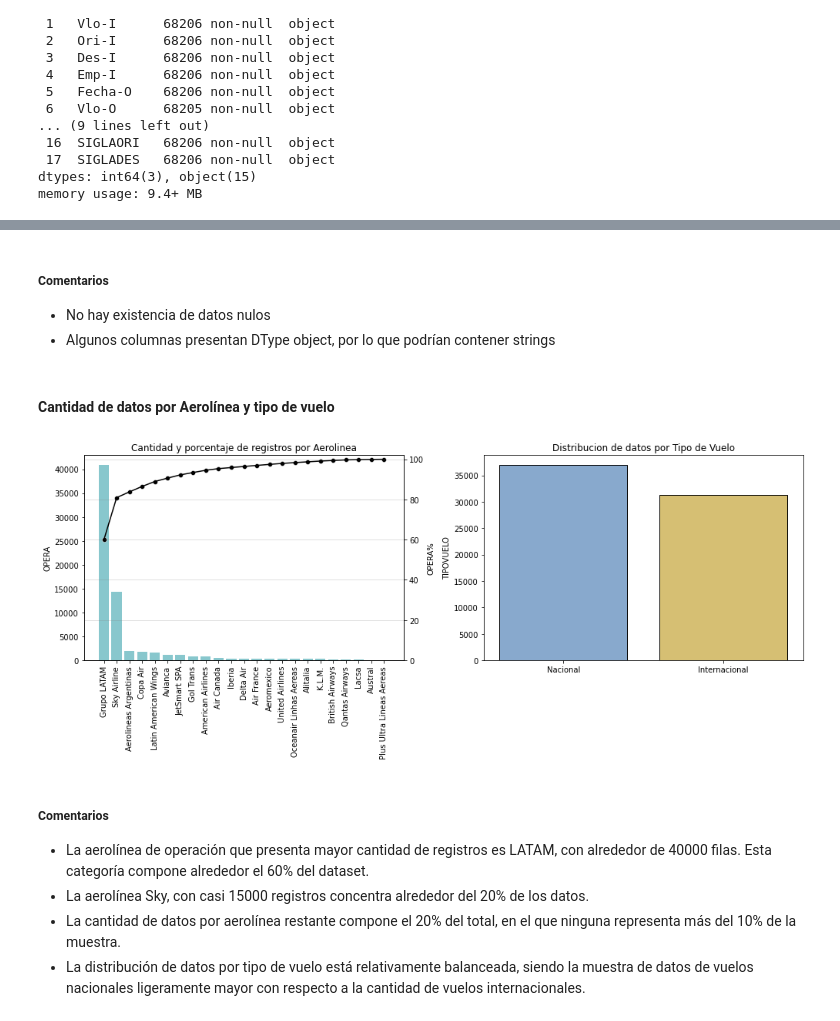
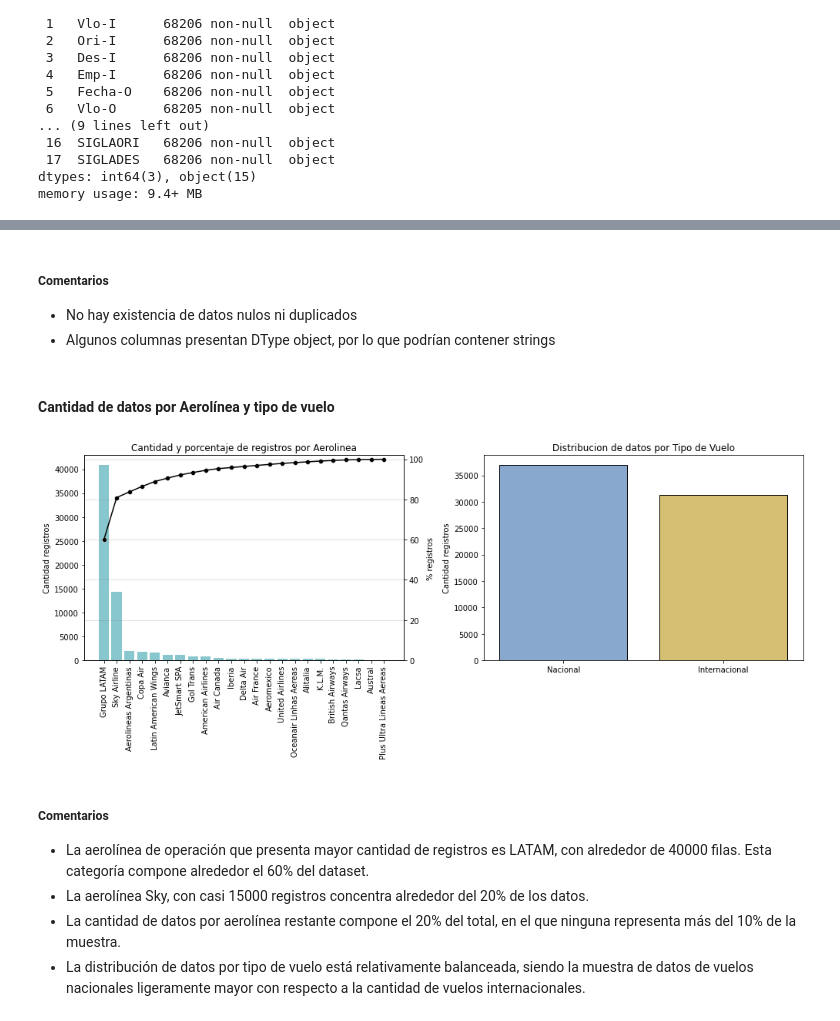
Before and after one commit to jesusfberrios/ds_challenge_latam, a Jupyter notebook: solution.ipynb, the cells around one changed output, grey strips where cells are left out. Drawn from its saved outputs; the diff is of its cells as text; code cells hidden in the pictures.

```diff
--- a/solution.ipynb
+++ b/solution.ipynb
@@ -108,33 +131,35 @@ memory usage: 9.4+ MB
 # %% [markdown]
 ##### Comentarios
-* No hay existencia de datos nulos
+* No hay existencia de datos nulos ni duplicados
 * Algunos columnas presentan DType object, por lo que podrían contener strings
 # %% [markdown]
 #### Cantidad de datos por Aerolínea y tipo de vuelo
 # %%
 fig, axes = plt.subplots(nrows=1,ncols=2,figsize=(14,6))
 axes = axes.flatten()
 
 ax = axes[0]
 ax.set_title('Cantidad y porcentaje de registros por Aerolinea')
 sns.barplot(x=df.OPERA.value_counts().index,y=df.OPERA.value_counts(),ax=ax,color='#7DD1D8')
 ax.tick_params(axis='x', labelrotation = 90)
+ax.set_ylabel('Cantidad registros')
 ax2 = ax.twinx()
-ax2.set_ylabel('OPERA%')
+ax2.set_ylabel('% registros')
 ax2.grid(color='grey',linestyle='-',alpha=0.3)
 sns.lineplot(x=df.OPERA.value_counts().index,y=df.OPERA.value_counts().cumsum()/df.OPERA.value_counts().sum()*100,ax=ax2,color='k')
 sns.scatterplot(x=df.OPERA.value_counts().index,y=df.OPERA.value_counts().cumsum()/df.OPERA.value_counts().sum()*100,ax=ax2,color='k')
 ax2.set_ylim([0,102])
 
 
 ax = axes[1]
 ax.set_title('Distribucion de datos por Tipo de Vuelo')
 sns.barplot(x=df.TIPOVUELO.value_counts().index.map({'I':'Internacional','N':'Nacional'}),y=df.TIPOVUELO.value_counts(),ax=ax,palette=['#7DA8D8','#E7C862'],edgecolor='k')
+ax.set_ylabel('Cantidad registros')
 #ax.tick_params(axis='x', labelrotation = 90)
 
 fig.tight_layout()
 # %% [output]
-[figure, old version]
+[figure, new version]
 # %% [markdown]
 ##### Comentarios
 * La aerolínea de operación que presenta mayor cantidad de registros es LATAM, con alrededor de 40000 filas. Esta categoría compone alrededor el 60% del dataset.
```
Also changed, not shown: parts of 17 cells of this notebook.
